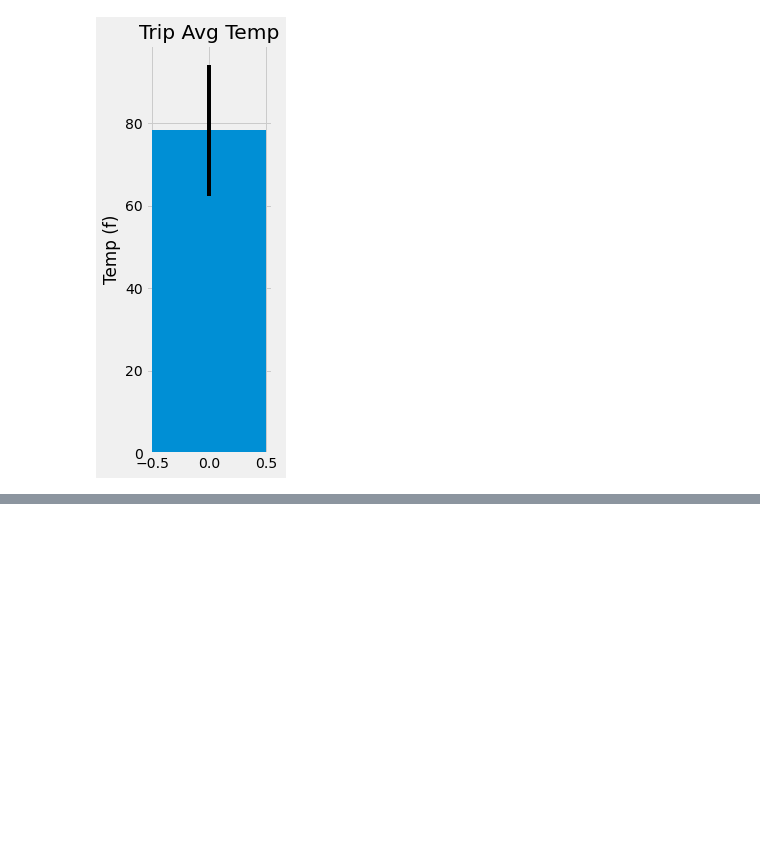
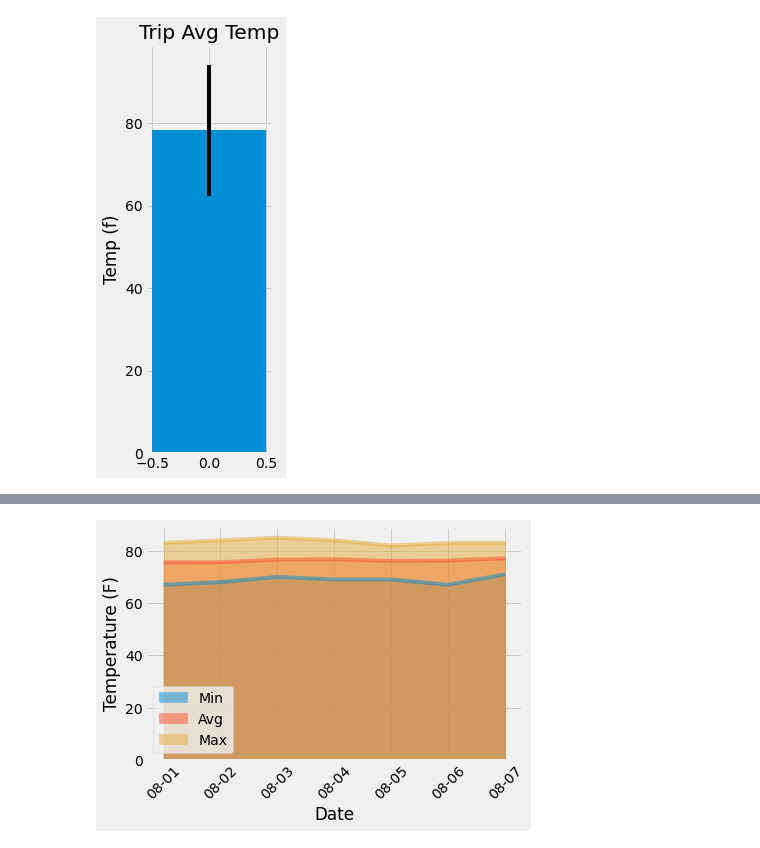
Before and after one commit to mel-c-lowe/SQLAlchemy_Challenge, a Jupyter notebook: Bonus Analysis (not for submission).ipynb, the cells around one changed output, grey strips where cells are left out. Cells and saved outputs as stored; diff of their text form; code cells hidden in the pictures; blank space fills up the shorter version.

Commit message:
With help from Beau Jeffrey, started piecing together the bonus material with daily_normal

```diff
--- a/Bonus Analysis (not for submission).ipynb
+++ b/Bonus Analysis (not for submission).ipynb
@@ -147,0 +191,19 @@ Text(0.5, 1.0, 'Trip Avg Temp')
+# %%
+# Set up variables for start and end dates and a list to hold the historic normals calculated
+# Many thanks to Beau Jeffreys for sharing his solution with me
+# Without his help, I'd still be stumbling around timedeltas
+start = date(2015, 8, 1)
+end = date(2015, 8, 7)
+
+# Pull all dates of trip
+trip_dates = []
+
+delta = end - start
+for date in range(delta.days +1):
+    day = start + timedelta(days=date)
+
+    # Remove year
+    day = day.strftime('%m-%d')
+    trip_dates.append(day)
+
+trip_dates
@@ -147,0 +212,8 @@ Text(0.5, 1.0, 'Trip Avg Temp')
+# %%
+# Collect normals
+
+normals = []
+for date in trip_dates:
+    normals.append(daily_normals(date)[0])
+
+print(normals)
@@ -147,0 +222,3 @@ Text(0.5, 1.0, 'Trip Avg Temp')
+# %%
+trip_normals = pd.DataFrame(normals, index=trip_dates, columns=["Min", "Avg", "Max"])
+trip_normals
@@ -147,0 +234,8 @@ Text(0.5, 1.0, 'Trip Avg Temp')
+# %%
+# Plot the daily normals for the trip in an area plot
+trip_normals.plot.area(stacked=False, rot=45)
+plt.ylabel("Temperature (F)")
+plt.xlabel("Date")
+plt.show()
+# %% [output]
+[figure, added]
```
Also changed, not shown: parts of 8 cells of this notebook.
